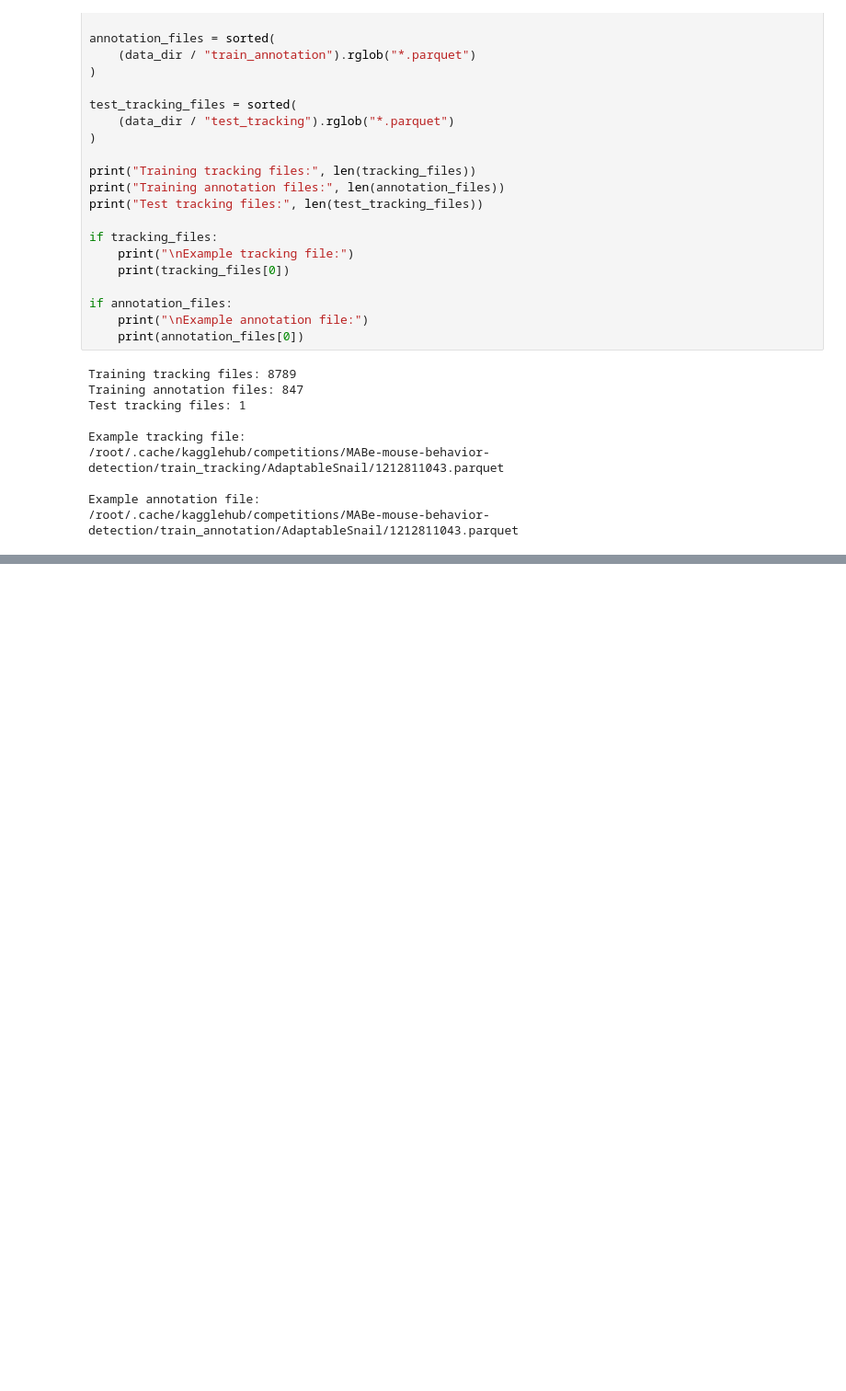
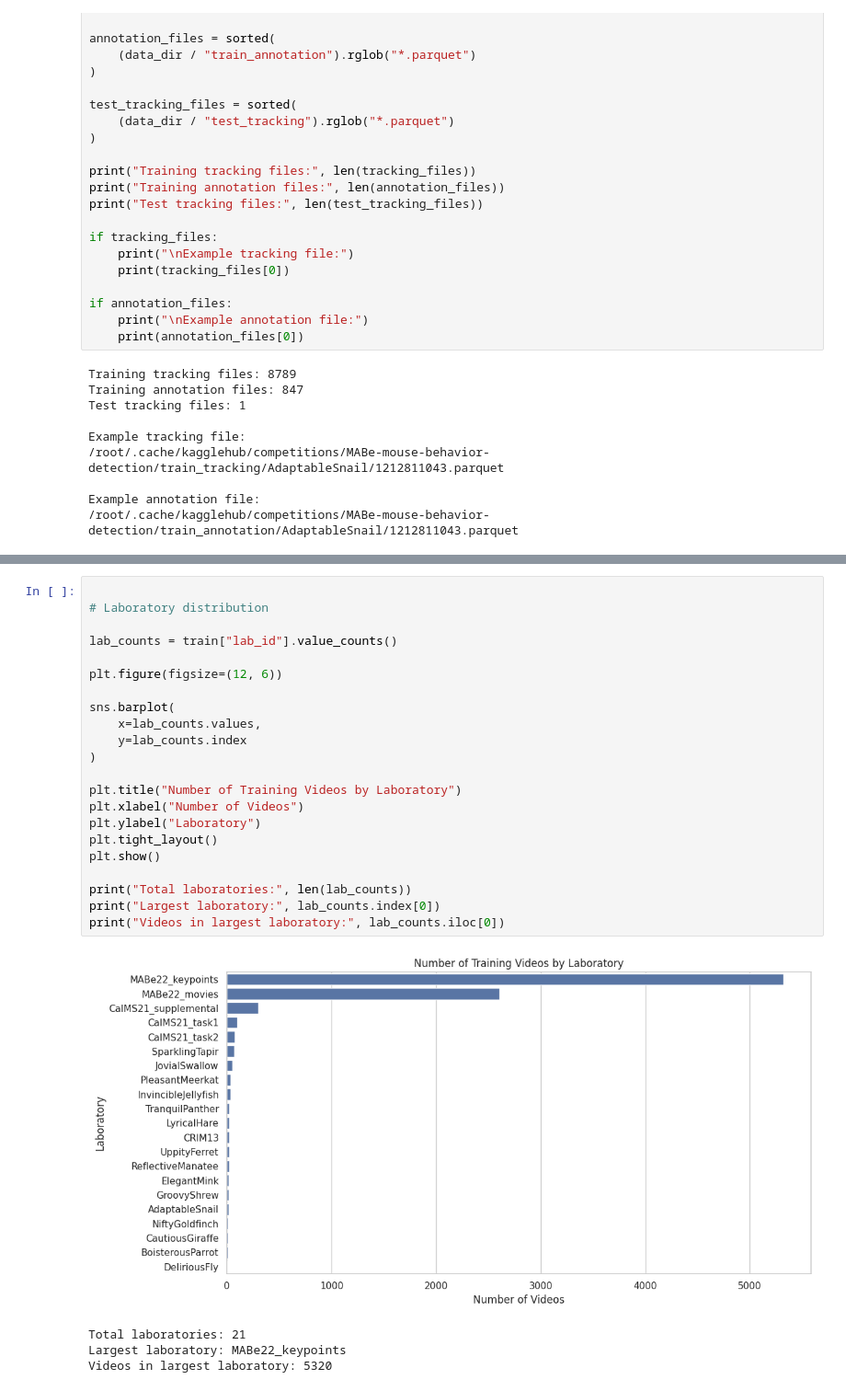
Before and after one commit to aytug-guler/GROUP19_CENG313, a Jupyter notebook: assignment1_eda_baseline.ipynb, the cells around one changed output, grey strips where cells are left out. Shown at 92% size. Drawn from its saved outputs; the diff is of its cells as text; blank space fills up the shorter version.

```diff
--- a/assignment1_eda_baseline.ipynb
+++ b/assignment1_eda_baseline.ipynb
@@ -141,0 +279,27 @@ Example annotation file:
+# %%
+
+# Laboratory distribution
+
+lab_counts = train["lab_id"].value_counts()
+
+plt.figure(figsize=(12, 6))
+
+sns.barplot(
+    x=lab_counts.values,
+    y=lab_counts.index
+)
+
+plt.title("Number of Training Videos by Laboratory")
+plt.xlabel("Number of Videos")
+plt.ylabel("Laboratory")
+plt.tight_layout()
+plt.show()
+
+print("Total laboratories:", len(lab_counts))
+print("Largest laboratory:", lab_counts.index[0])
+print("Videos in largest laboratory:", lab_counts.iloc[0])
+# %% [output]
+[figure, added]
+Total laboratories: 21
+Largest laboratory: MABe22_keypoints
+Videos in largest laboratory: 5320
```
Also changed, not shown: parts of 9 cells of this notebook, 1 other file.
